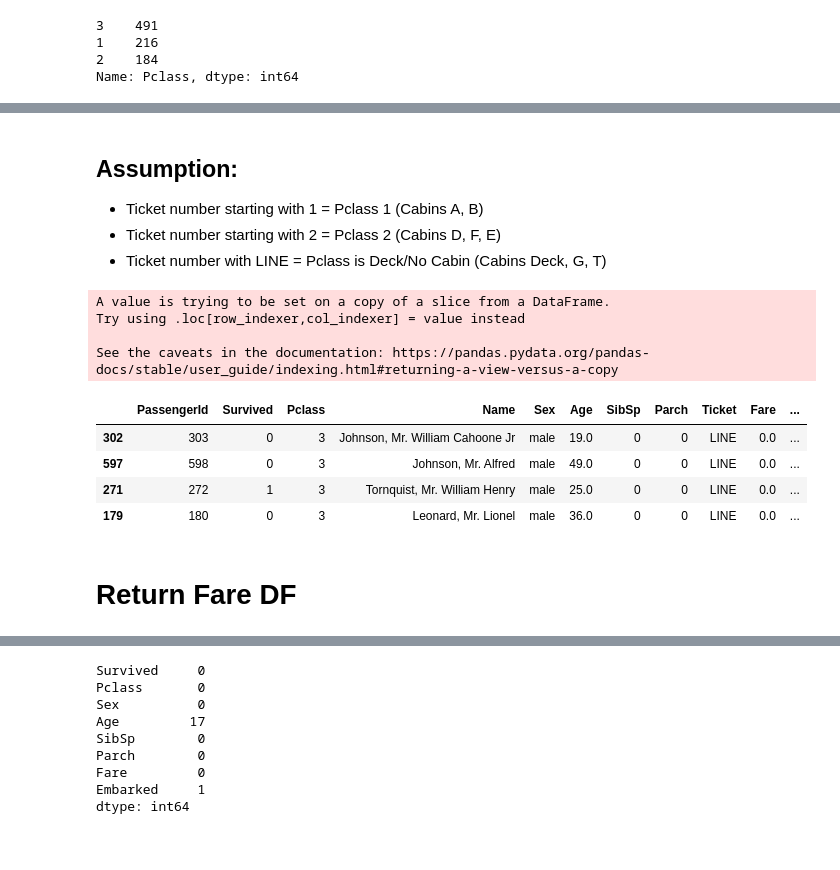
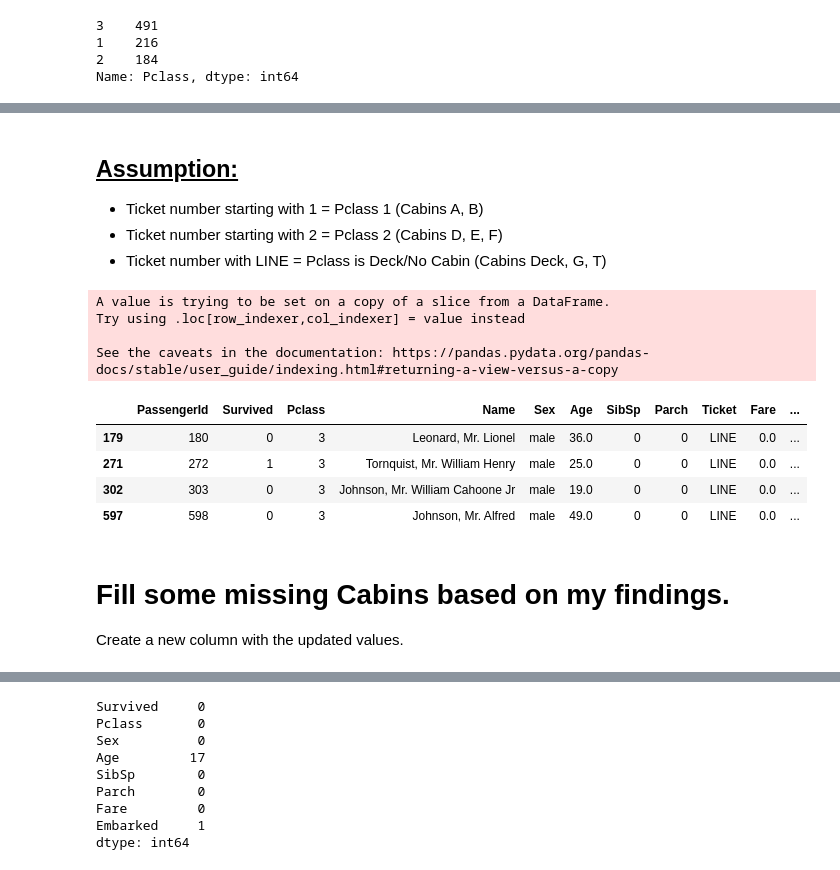
Before and after one commit to SugarfreeTX/kaggle, a Jupyter notebook: titanic.ipynb, the cells around one changed output, grey strips where cells are left out. Drawn from its saved outputs; the diff is of its cells as text; code cells hidden in the pictures.

```diff
--- a/titanic.ipynb
+++ b/titanic.ipynb
@@ -166,7 +198,9 @@ Cabin          553
 Embarked         2
 dtype: int64
 # %%
-fare = train[train['Fare']==0.0]
+# These are Deck passengers
+
+fare = train_data[train_data['Fare']==0.0]
 fare[fare['Pclass']==3]
 # %% [output]
 |  | PassengerId | Survived | Pclass | Name | Sex | Age | SibSp | Parch | Ticket | Fare | ... |
@@ -218,38 +329,39 @@ fare[fare['Pclass']==1]
 # %% [markdown]
-## <b>Assumption: </b>
+## <u><b>Assumption: </b></u>
 
 * Ticket number starting with 1 = Pclass 1 (Cabins A, B)
-* Ticket number starting with 2 = Pclass 2 (Cabins D, F, E)
+* Ticket number starting with 2 = Pclass 2 (Cabins D, E, F)
 * Ticket number with LINE = Pclass is Deck/No Cabin (Cabins Deck, G, T)
 # %%
 # Update Cabins according to class
 
 def update_cabins(cabin, pclass, fare):
         if pd.isnull(cabin) and pclass==1 and fare==0.0:
             cabin='A'
         if pd.isnull(cabin) and pclass==2 and fare==0.0:
-            cabin='D'
+            cabin='F'
         if pd.isnull(cabin) and pclass==3 and fare==0.0:
             cabin='On_Deck'
         else:
             cabin=cabin
         return cabin
 
 # Use apply method using lambda function
 
 fare['new_col'] = fare.apply(lambda x: update_cabins(x['Cabin'], x['Pclass'], x['Fare']), axis=1)
 
 fare[fare['new_col']=='On_Deck']
 # %% [output]
 A value is trying to be set on a copy of a slice from a DataFrame.
 Try using .loc[row_indexer,col_indexer] = value instead
 
 See the caveats in the documentation: https://pandas.pydata.org/pandas-docs/stable/user_guide/indexing.html#returning-a-view-versus-a-copy
 |  | PassengerId | Survived | Pclass | Name | Sex | Age | SibSp | Parch | Ticket | Fare | ... |
+| 179 | 180 | 0 | 3 | Leonard, Mr. Lionel | male | 36.0 | 0 | 0 | LINE | 0.0 | ... |
+| 271 | 272 | 1 | 3 | Tornquist, Mr. William Henry | male | 25.0 | 0 | 0 | LINE | 0.0 | ... |
 | 302 | 303 | 0 | 3 | Johnson, Mr. William Cahoone Jr | male | 19.0 | 0 | 0 | LINE | 0.0 | ... |
 | 597 | 598 | 0 | 3 | Johnson, Mr. Alfred | male | 49.0 | 0 | 0 | LINE | 0.0 | ... |
-| 271 | 272 | 1 | 3 | Tornquist, Mr. William Henry | male | 25.0 | 0 | 0 | LINE | 0.0 | ... |
-| 179 | 180 | 0 | 3 | Leonard, Mr. Lionel | male | 36.0 | 0 | 0 | LINE | 0.0 | ... |
-# %% [markdown]
-# Return Fare DF
+# %% [markdown]
+# Fill some missing Cabins based on my findings.
+Create a new column with the updated values.
 # %%
```
Also changed, not shown: parts of 130 cells of this notebook.
